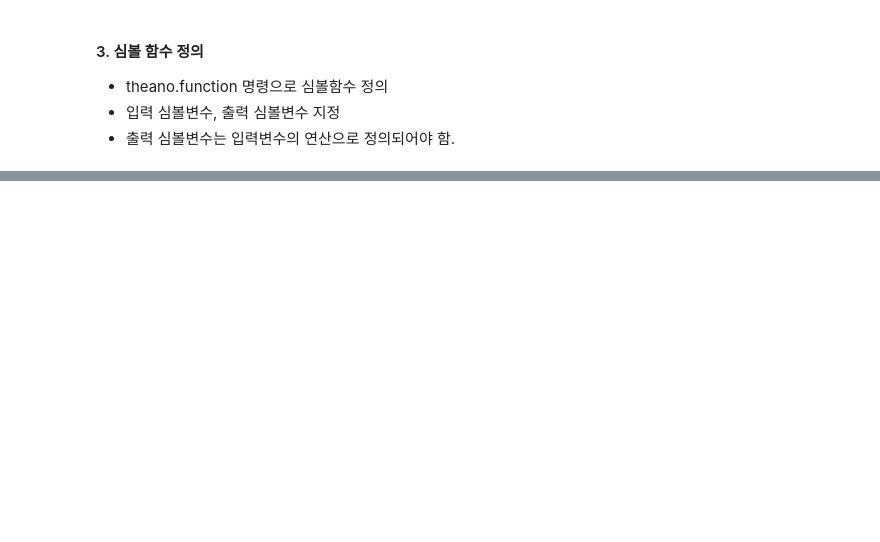
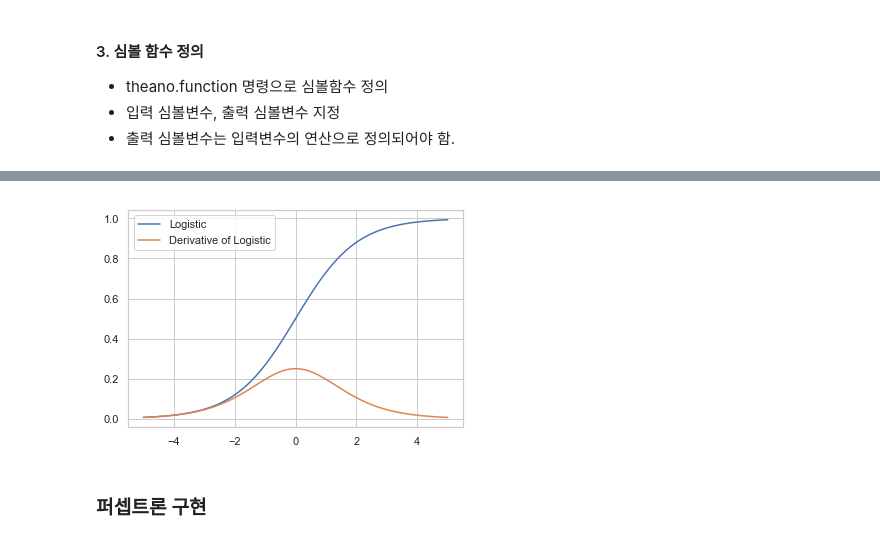
Before and after one commit to Junhojuno/TIL, a Jupyter notebook: machinelearning/neural network/Theano.ipynb, the cells around one changed output, grey strips where cells are left out. Drawn from its saved outputs; the diff is of its cells as text; code cells hidden in the pictures; blank space fills up the shorter version.

```diff
--- a/machinelearning/neural network/Theano.ipynb
+++ b/machinelearning/neural network/Theano.ipynb
@@ -101,0 +201,7 @@ theano.function()
+# %%
+# 로지스틱
+x1 = T.dscalar('x1')
+s1 = 1 / (1 + T.exp(-x1))
+logistic = theano.function([x1],s1)
+gs1 = T.grad(s1, x1)
+glogistic = theano.function([x1],gs1)
@@ -101,0 +218,13 @@ theano.function()
+# %%
+xx = np.linspace(-5, 5, 100)
+y1 = np.hstack([logistic(xi) for xi in xx])
+y2 = np.hstack([glogistic(xi) for xi in xx])
+
+plt.plot(xx, y1, label="Logistic")
+plt.plot(xx, y2, label="Derivative of Logistic")
+plt.legend()
+plt.show()
+# %% [output]
+[figure, added]
+# %% [markdown]
+### 퍼셉트론 구현
```
Also changed, not shown: parts of 48 cells of this notebook.
